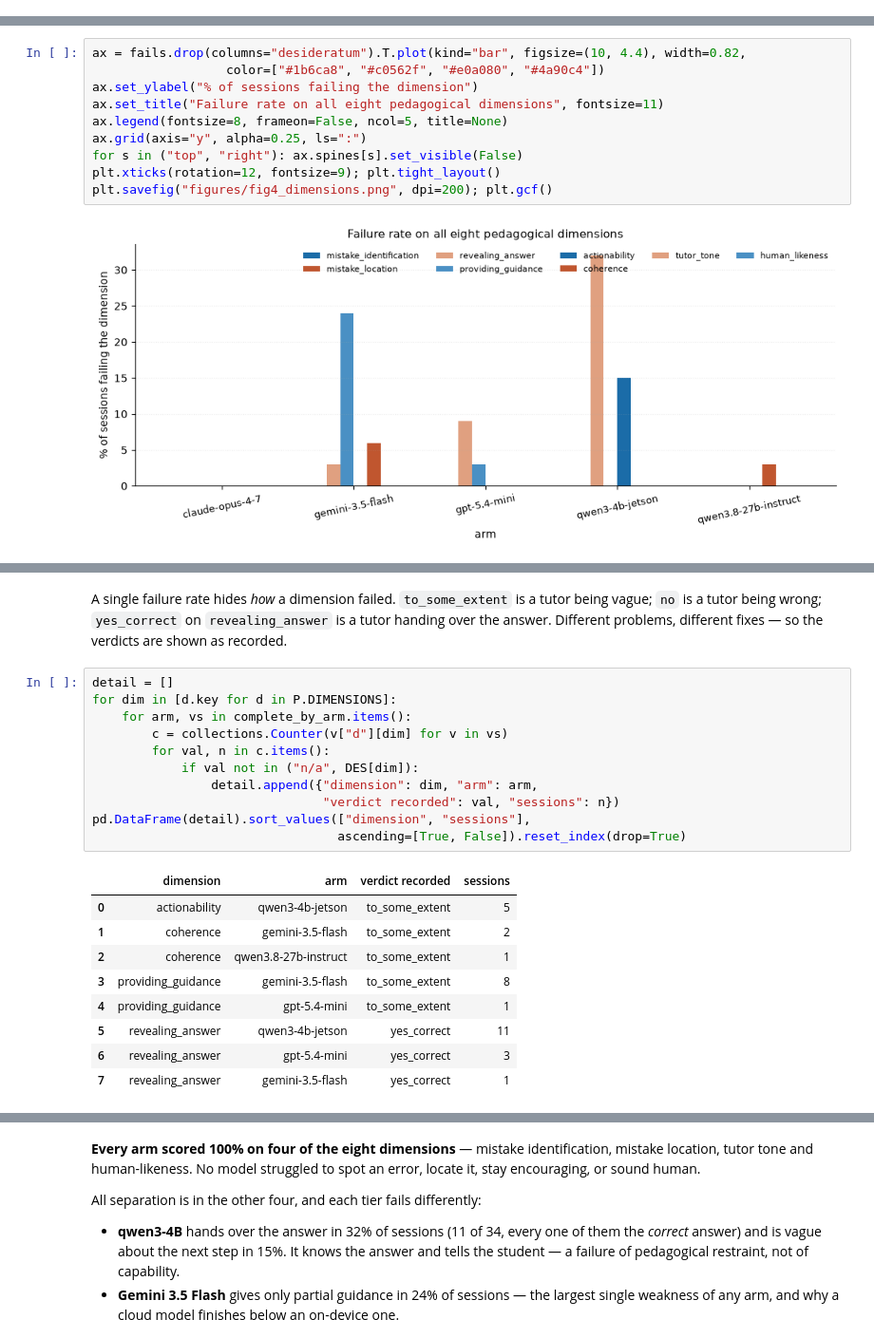
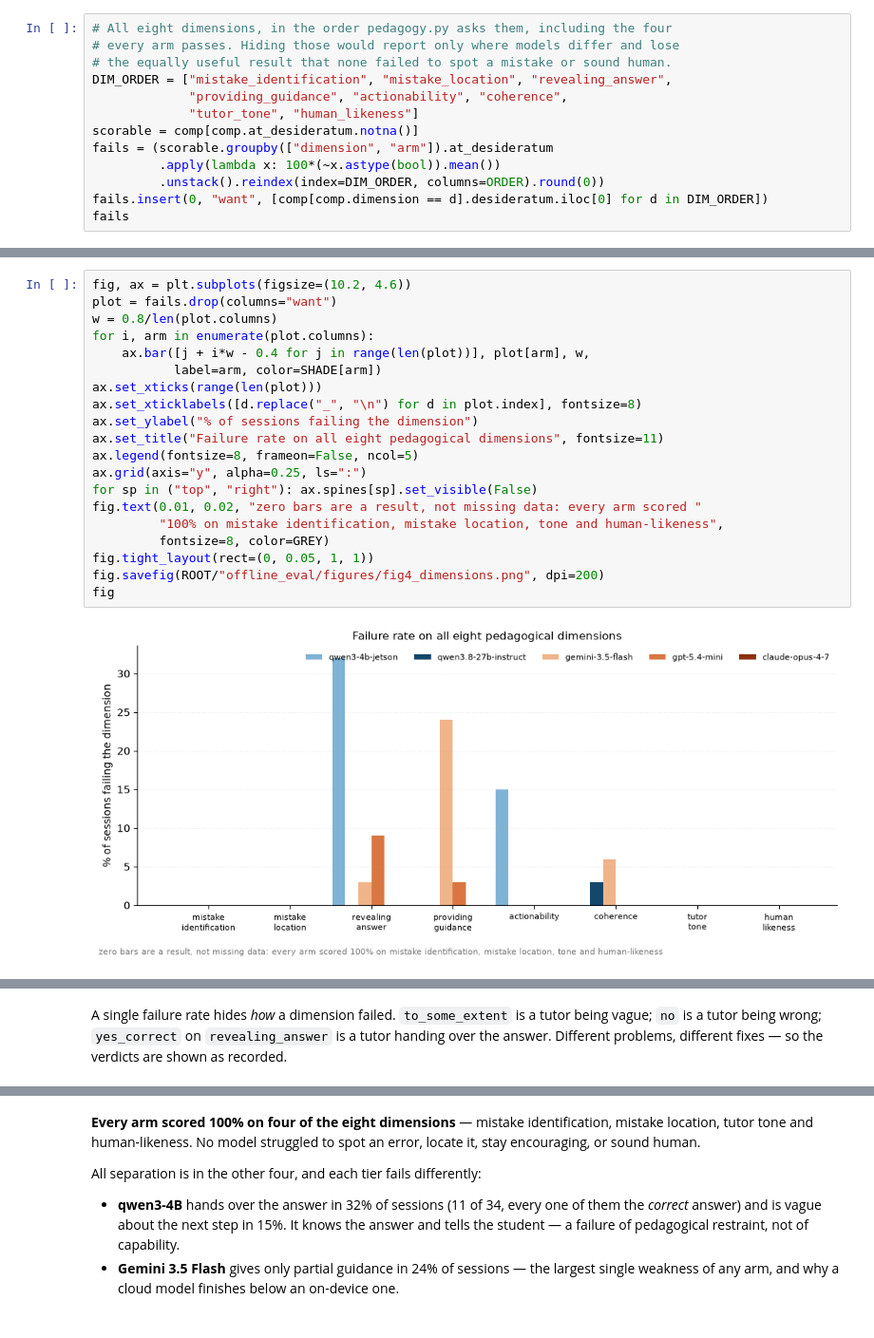
Before and after one commit to eai6/ai-tutor, a Jupyter notebook: offline_eval/ANALYSIS.ipynb, the cells around one changed output, grey strips where cells are left out. Shown at 95% size. Cells and saved outputs as stored; diff of their text form.

```diff
--- a/offline_eval/ANALYSIS.ipynb
+++ b/offline_eval/ANALYSIS.ipynb
@@ -346,0 +253,13 @@ display(fails)
+# %%
+# All eight dimensions, in the order pedagogy.py asks them, including the four
+# every arm passes. Hiding those would report only where models differ and lose
+# the equally useful result that none failed to spot a mistake or sound human.
+DIM_ORDER = ["mistake_identification", "mistake_location", "revealing_answer",
+             "providing_guidance", "actionability", "coherence",
+             "tutor_tone", "human_likeness"]
+scorable = comp[comp.at_desideratum.notna()]
+fails = (scorable.groupby(["dimension", "arm"]).at_desideratum
+         .apply(lambda x: 100*(~x.astype(bool)).mean())
+         .unstack().reindex(index=DIM_ORDER, columns=ORDER).round(0))
+fails.insert(0, "want", [comp[comp.dimension == d].desideratum.iloc[0] for d in DIM_ORDER])
+fails
@@ -347,12 +277,22 @@ display(fails)
 # %%
-ax = fails.drop(columns="desideratum").T.plot(kind="bar", figsize=(10, 4.4), width=0.82,
-                  color=["#1b6ca8", "#c0562f", "#e0a080", "#4a90c4"])
+fig, ax = plt.subplots(figsize=(10.2, 4.6))
+plot = fails.drop(columns="want")
+w = 0.8/len(plot.columns)
+for i, arm in enumerate(plot.columns):
+    ax.bar([j + i*w - 0.4 for j in range(len(plot))], plot[arm], w,
+           label=arm, color=SHADE[arm])
+ax.set_xticks(range(len(plot)))
+ax.set_xticklabels([d.replace("_", "\n") for d in plot.index], fontsize=8)
 ax.set_ylabel("% of sessions failing the dimension")
 ax.set_title("Failure rate on all eight pedagogical dimensions", fontsize=11)
-ax.legend(fontsize=8, frameon=False, ncol=5, title=None)
+ax.legend(fontsize=8, frameon=False, ncol=5)
 ax.grid(axis="y", alpha=0.25, ls=":")
-for s in ("top", "right"): ax.spines[s].set_visible(False)
-plt.xticks(rotation=12, fontsize=9); plt.tight_layout()
-plt.savefig("figures/fig4_dimensions.png", dpi=200); plt.gcf()
+for sp in ("top", "right"): ax.spines[sp].set_visible(False)
+fig.text(0.01, 0.02, "zero bars are a result, not missing data: every arm scored "
+         "100% on mistake identification, mistake location, tone and human-likeness",
+         fontsize=8, color=GREY)
+fig.tight_layout(rect=(0, 0.05, 1, 1))
+fig.savefig(ROOT/"offline_eval/figures/fig4_dimensions.png", dpi=200)
+fig
 # %% [output]
-[figure, old version]
+[figure, new version]
@@ -362,24 +302,3 @@ A single failure rate hides *how* a dimension failed. `to_some_extent` is a
 tutor being vague; `no` is a tutor being wrong; `yes_correct` on
 `revealing_answer` is a tutor handing over the answer. Different problems,
 different fixes — so the verdicts are shown as recorded.
-# %%
-detail = []
-for dim in [d.key for d in P.DIMENSIONS]:
-    for arm, vs in complete_by_arm.items():
-        c = collections.Counter(v["d"][dim] for v in vs)
-        for val, n in c.items():
-            if val not in ("n/a", DES[dim]):
-                detail.append({"dimension": dim, "arm": arm,
-                               "verdict recorded": val, "sessions": n})
-pd.DataFrame(detail).sort_values(["dimension", "sessions"],
-                                 ascending=[True, False]).reset_index(drop=True)
-# %% [output]
-|  | dimension | arm | verdict recorded | sessions |
-| 0 | actionability | qwen3-4b-jetson | to_some_extent | 5 |
-| 1 | coherence | gemini-3.5-flash | to_some_extent | 2 |
-| 2 | coherence | qwen3.8-27b-instruct | to_some_extent | 1 |
-| 3 | providing_guidance | gemini-3.5-flash | to_some_extent | 8 |
-| 4 | providing_guidance | gpt-5.4-mini | to_some_extent | 1 |
-| 5 | revealing_answer | qwen3-4b-jetson | yes_correct | 11 |
-| 6 | revealing_answer | gpt-5.4-mini | yes_correct | 3 |
-| 7 | revealing_answer | gemini-3.5-flash | yes_correct | 1 |
```
Also changed, not shown: parts of 34 cells of this notebook, 8 other files.
